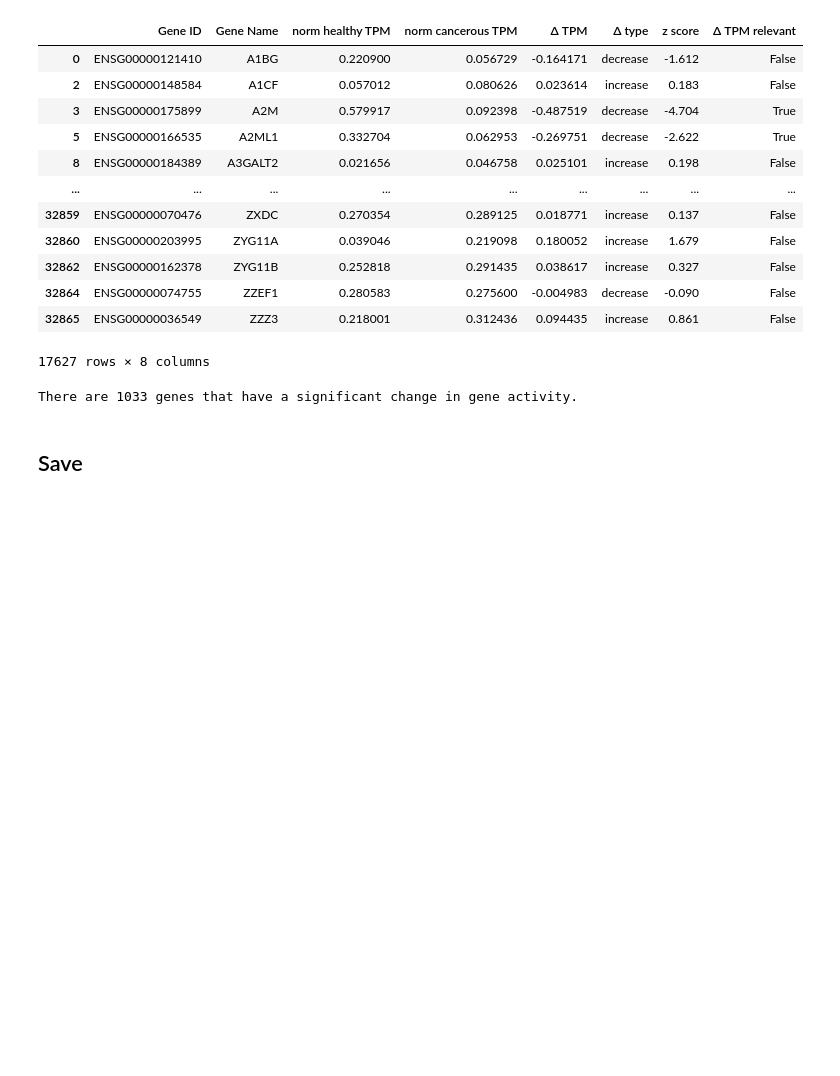
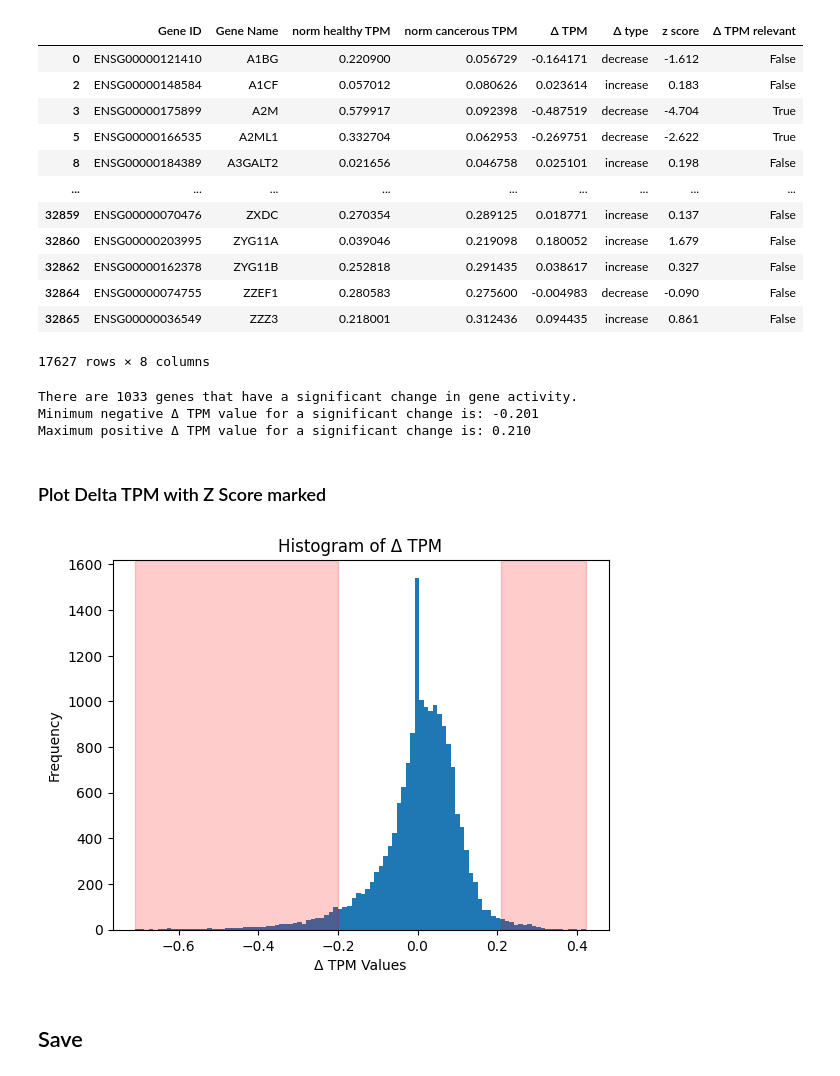
Before and after one commit to SiBergmann/gene_activity_in_lung_cancer, a Jupyter notebook: code/gene_nodes.ipynb, the cells around one changed output. Saved outputs shown, nothing was run; the diff lists cells and outputs as text; code cells hidden in the pictures; blank space fills up the shorter version.

```diff
--- a/code/gene_nodes.ipynb
+++ b/code/gene_nodes.ipynb
@@ -174,8 +174,11 @@ plt.show()
 # %% [output]
 [figure]
 # %%
-print("Minimum Δ TPM value: {:.3f}".format(df_nodes_genes['Δ TPM'].min()))
-print("Maximum Δ TPM value: {:.3f}".format(df_nodes_genes['Δ TPM'].max()))
+min_delta = df_nodes_genes['Δ TPM'].min()
+max_delta = df_nodes_genes['Δ TPM'].max()
+
+print("Minimum Δ TPM value: {:.3f}".format(min_delta))
+print("Maximum Δ TPM value: {:.3f}".format(max_delta))
 
 # % of delta type distribution
 print("\n")
@@ -221,8 +224,38 @@ df_nodes_genes
 17627 rows × 8 columns
 # %%
 print("There are {} genes that have a significant change in gene activity.".format(df_nodes_genes['Δ TPM relevant'].sum()))
+
+# highest value with delta tpm relevant == true and value < 0
+relevant_genes = df_nodes_genes[(df_nodes_genes['Δ TPM relevant'] == True)]
+
+min_significant = relevant_genes[relevant_genes['Δ TPM'] < 0]['Δ TPM'].max()
+max_significant = relevant_genes[relevant_genes['Δ TPM'] > 0]['Δ TPM'].min()
+
+print(f"Minimum negative Δ TPM value for a significant change is: {min_significant:.3f}")
+print(f"Maximum positive Δ TPM value for a significant change is: {max_significant:.3f}")
 # %% [output]
 There are 1033 genes that have a significant change in gene activity.
+Minimum negative Δ TPM value for a significant change is: -0.201
+Maximum positive Δ TPM value for a significant change is: 0.210
+# %% [markdown]
+### Plot Delta TPM with Z Score marked
+# %%
+plt.hist(df_nodes_genes['Δ TPM'], bins=100)
+plt.title('Histogram of Δ TPM')
+plt.xlabel('Δ TPM Values')
+plt.ylabel('Frequency')
+
+# lower relevant genes delta tpm values
+plt.axvspan(min_delta, min_significant, color='r', alpha=0.2)
+
+# upper relevant genes delta tpm values
+plt.axvspan(max_significant, max_delta, color='r', alpha=0.2)
+
+
+plt.savefig('../tex/figures/04_delta_tpm_relevant.png')
+plt.show()
+# %% [output]
+[figure, added]
 # %% [markdown]
 ## Save
 # %%
```
Also changed, not shown: 5 other files.
